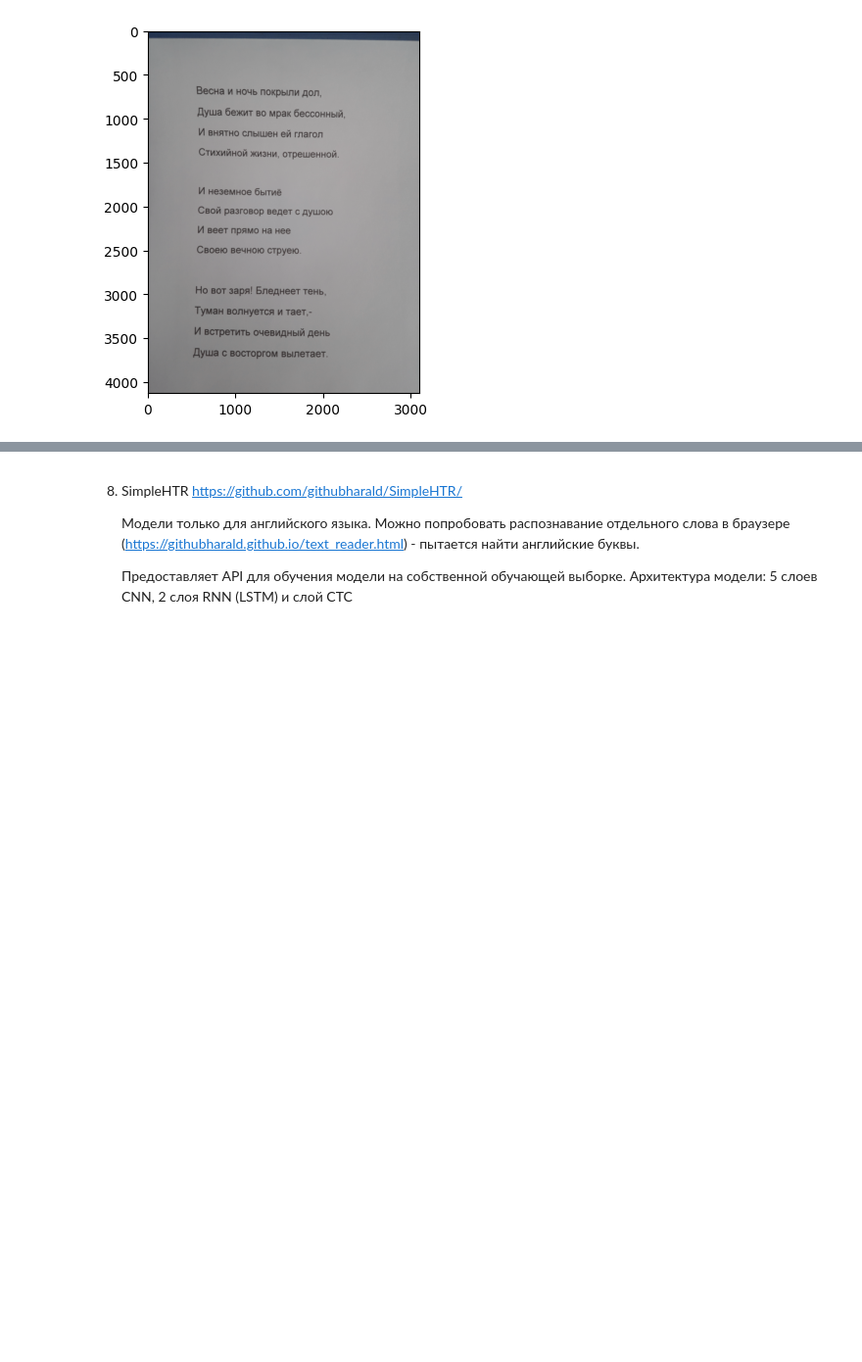
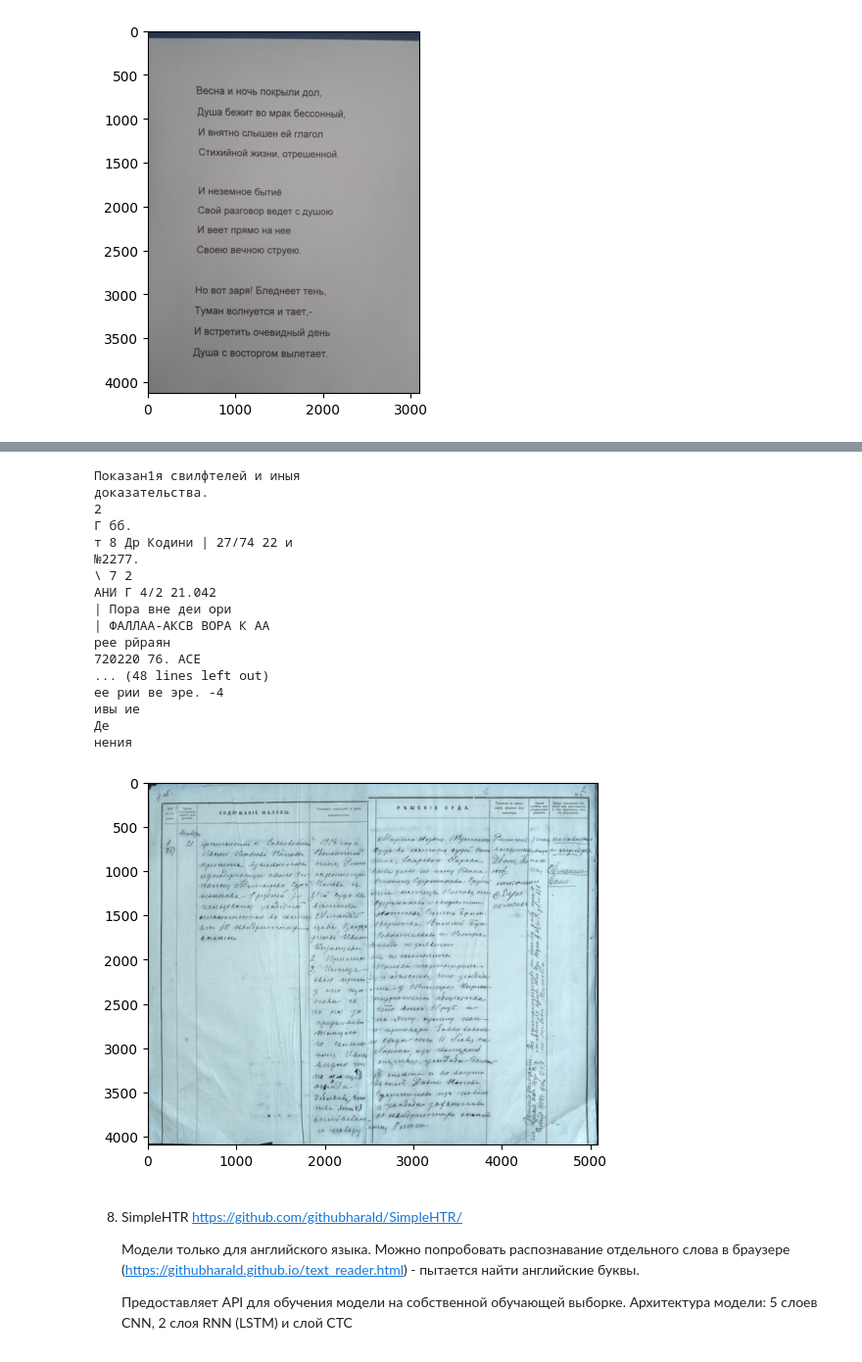
Before and after one commit to gudkovst/Recognition-volost-courts, a Jupyter notebook: review.ipynb, the cells around one changed output, grey strips where cells are left out. Shown at 98% size. Cells and saved outputs as stored; diff of their text form; code cells hidden in the pictures; blank space fills up the shorter version.

```diff
--- a/review.ipynb
+++ b/review.ipynb
@@ -181,3 +203,29 @@ recognize_paddleocr('test_pictures\\printed.jpg')
+# %%
+img = load_picture('test_pictures\\test-2.jpg')
+
+with open('tesseract-recognize\\test-2-out.txt', encoding='utf-8') as file:
+    for line in file:
+        if len(line) > 1:
+            print(line.strip())
+# %% [output]
+Показан1я свилфтелей и иныя
+доказательства.
+2
+Г бб.
+т 8 Др Кодини | 27/74 22 и
+№2277.
+\ 7 2
+АНИ Г 4/2 21.042
+| Пора вне деи ори
+| ФАЛЛАА-АКСВ ВОРА К АА
+рее рйраян
+720220 76. АСЕ
+... (48 lines left out)
+ее рии ве эре. -4
+ивы ие
+Де
+нения
+[figure, added]
 # %% [markdown]
 8) SimpleHTR https://github.com/githubharald/SimpleHTR/
 
```
Also changed, not shown: parts of 2 cells of this notebook.
